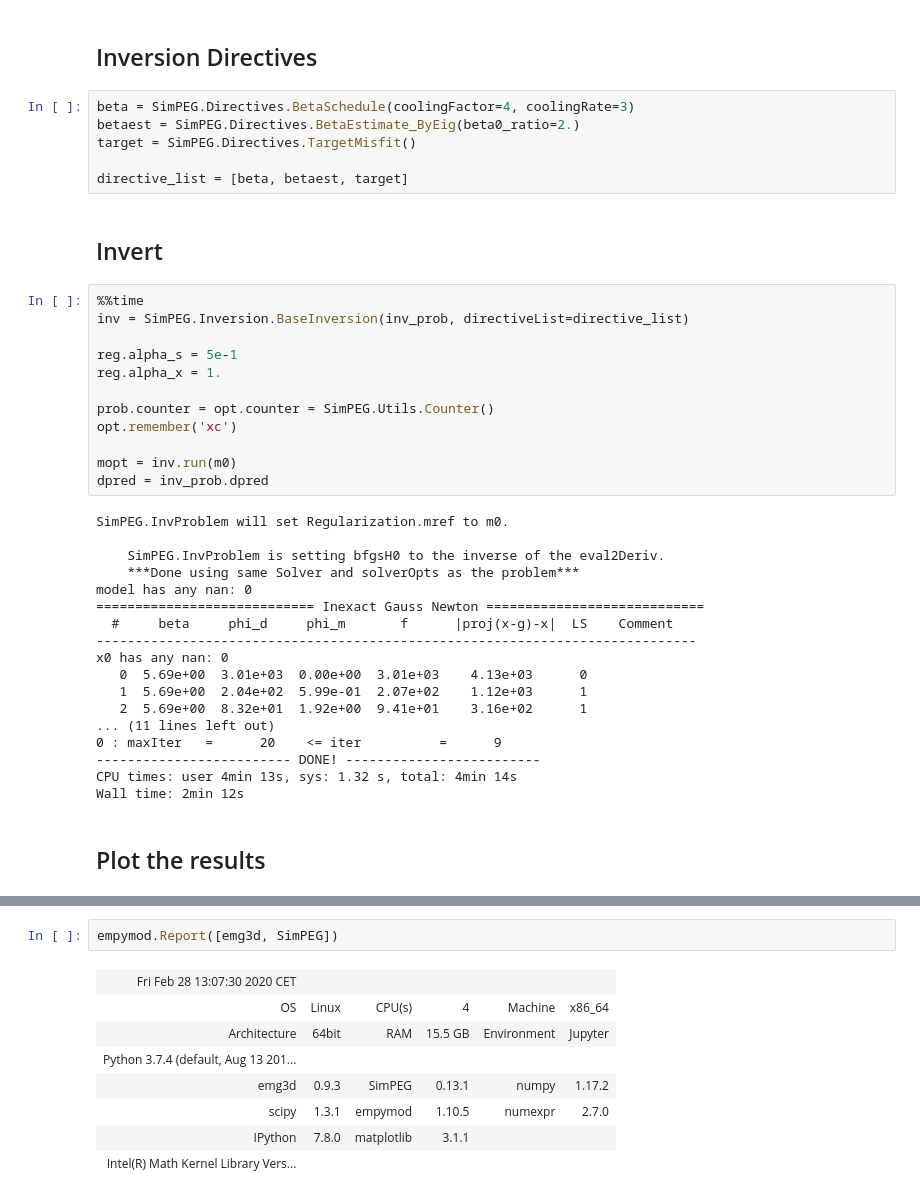
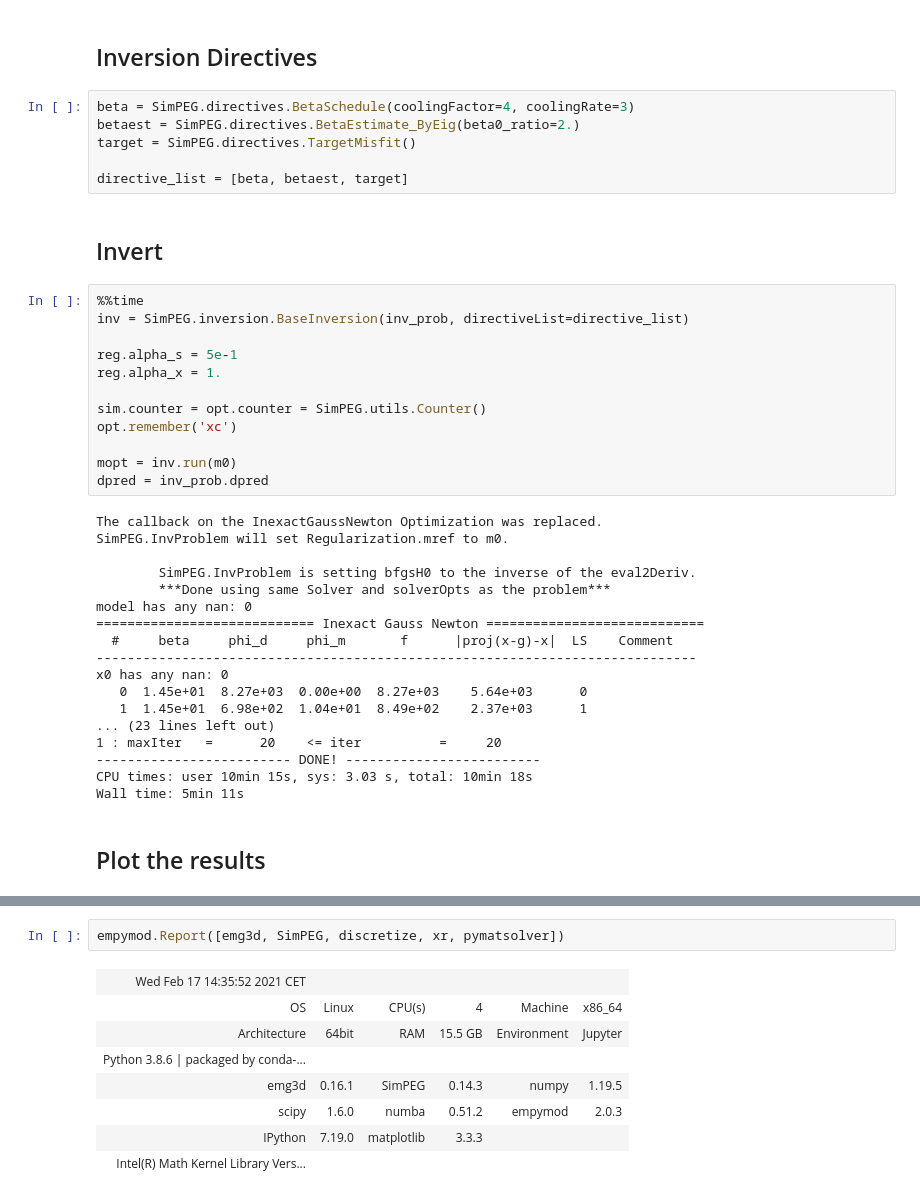
Before and after one commit to prisae/AESM1450, a Jupyter notebook: 7-Inversion-SimPEG.ipynb, the cells around one changed output, grey strips where cells are left out. Saved outputs shown, nothing was run; the diff lists cells and outputs as text.

```diff
--- a/7-Inversion-SimPEG.ipynb
+++ b/7-Inversion-SimPEG.ipynb
@@ -302,43 +312,43 @@ inv_prob = SimPEG.InvProblem.BaseInvProblem(dmisfit, reg, opt)
 # %% [markdown]
 ## Inversion Directives
 # %%
-beta = SimPEG.Directives.BetaSchedule(coolingFactor=4, coolingRate=3)
-betaest = SimPEG.Directives.BetaEstimate_ByEig(beta0_ratio=2.)
-target = SimPEG.Directives.TargetMisfit()
+beta = SimPEG.directives.BetaSchedule(coolingFactor=4, coolingRate=3)
+betaest = SimPEG.directives.BetaEstimate_ByEig(beta0_ratio=2.)
+target = SimPEG.directives.TargetMisfit()
 
 directive_list = [beta, betaest, target]
 # %% [markdown]
 ## Invert
 # %%
 %%time
-inv = SimPEG.Inversion.BaseInversion(inv_prob, directiveList=directive_list)
+inv = SimPEG.inversion.BaseInversion(inv_prob, directiveList=directive_list)
 
 reg.alpha_s = 5e-1
 reg.alpha_x = 1.
 
-prob.counter = opt.counter = SimPEG.Utils.Counter()
+sim.counter = opt.counter = SimPEG.utils.Counter()
 opt.remember('xc')
 
 mopt = inv.run(m0)
 dpred = inv_prob.dpred
 # %% [output]
+The callback on the InexactGaussNewton Optimization was replaced.
 SimPEG.InvProblem will set Regularization.mref to m0.
 
-    SimPEG.InvProblem is setting bfgsH0 to the inverse of the eval2Deriv.
-    ***Done using same Solver and solverOpts as the problem***
+        SimPEG.InvProblem is setting bfgsH0 to the inverse of the eval2Deriv.
+        ***Done using same Solver and solverOpts as the problem***
 model has any nan: 0
 ============================ Inexact Gauss Newton ============================
   #     beta     phi_d     phi_m       f      |proj(x-g)-x|  LS    Comment
 -----------------------------------------------------------------------------
 x0 has any nan: 0
-   0  5.69e+00  3.01e+03  0.00e+00  3.01e+03    4.13e+03      0
-   1  5.69e+00  2.04e+02  5.99e-01  2.07e+02    1.12e+03      1
-   2  5.69e+00  8.32e+01  1.92e+00  9.41e+01    3.16e+02      1
-... (11 lines left out)
-0 : maxIter   =      20    <= iter          =      9
+   0  1.45e+01  8.27e+03  0.00e+00  8.27e+03    5.64e+03      0
+   1  1.45e+01  6.98e+02  1.04e+01  8.49e+02    2.37e+03      1
+... (23 lines left out)
+1 : maxIter   =      20    <= iter          =     20
 ------------------------- DONE! -------------------------
-CPU times: user 4min 13s, sys: 1.32 s, total: 4min 14s
-Wall time: 2min 12s
+CPU times: user 10min 15s, sys: 3.03 s, total: 10min 18s
+Wall time: 5min 11s
 # %% [markdown]
 ## Plot the results
 # %%
@@ -390,13 +400,13 @@ plt.show()
 [interactive output not drawn]
 [interactive output not drawn]
 # %%
-empymod.Report([emg3d, SimPEG])
+empymod.Report([emg3d, SimPEG, discretize, xr, pymatsolver])
 # %% [output]
-| Fri Feb 28 13:07:30 2020 CET |  |  |  |  |  |
+| Wed Feb 17 14:35:52 2021 CET |  |  |  |  |  |
 | OS | Linux | CPU(s) | 4 | Machine | x86_64 |
 | Architecture | 64bit | RAM | 15.5 GB | Environment | Jupyter |
-| Python 3.7.4 (default, Aug 13 201... |  |  |  |  |  |
-| emg3d | 0.9.3 | SimPEG | 0.13.1 | numpy | 1.17.2 |
-| scipy | 1.3.1 | empymod | 1.10.5 | numexpr | 2.7.0 |
-| IPython | 7.8.0 | matplotlib | 3.1.1 |  |  |
+| Python 3.8.6 | packaged by conda-... |  |  |  |  |  |
+| emg3d | 0.16.1 | SimPEG | 0.14.3 | numpy | 1.19.5 |
+| scipy | 1.6.0 | numba | 0.51.2 | empymod | 2.0.3 |
+| IPython | 7.19.0 | matplotlib | 3.3.3 |  |  |
 | Intel(R) Math Kernel Library Vers... |  |  |  |  |  |
```
Also changed, not shown: parts of 16 cells of this notebook, 6 other files.
